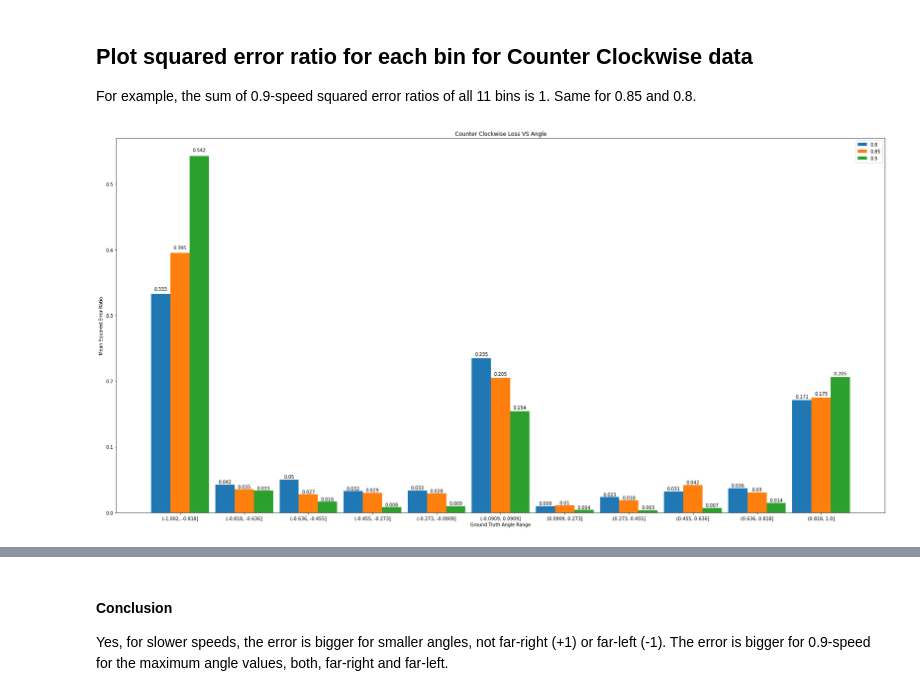
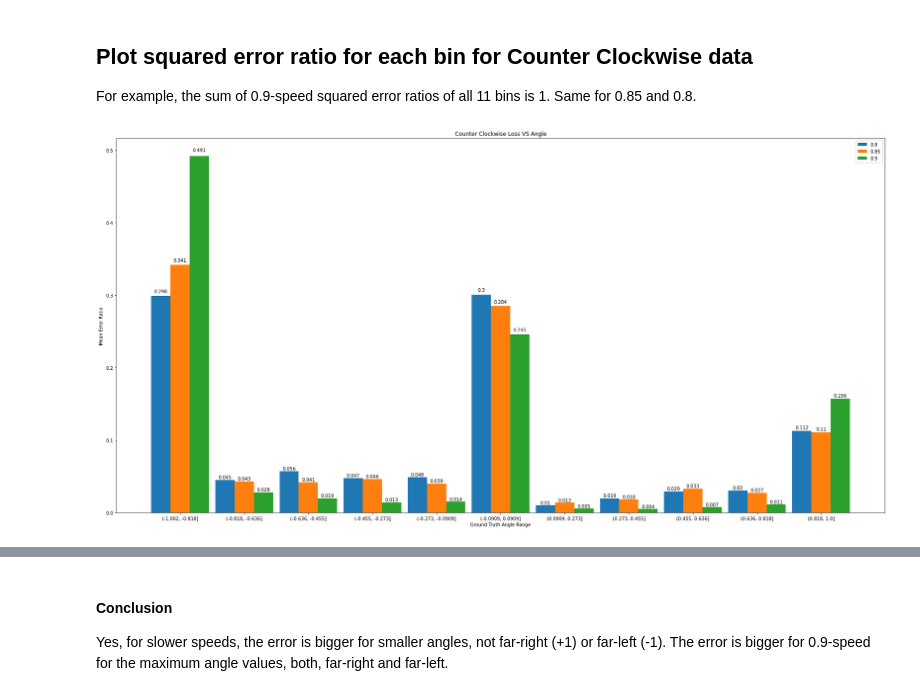
Before and after one commit to kristjanr/dat-sci-master-thesis, a Jupyter notebook: LossWithinAngleRanges.ipynb, the cells around one changed output, grey strips where cells are left out. Cells and saved outputs as stored; diff of their text form; code cells hidden in the pictures.

```diff
--- a/LossWithinAngleRanges.ipynb
+++ b/LossWithinAngleRanges.ipynb
@@ -94,6 +75,8 @@ Name: ground_truth_angle, dtype: float64
 # %%
 import numpy as np
 df['squared_error'] = np.square(df.predicted_angle - df.ground_truth_angle)
+df['absolute_error'] = abs(df.predicted_angle - df.ground_truth_angle)
+
 out, bins = pd.cut(df.ground_truth_angle, bins=11, retbins=True)
 out = out.reset_index(drop = True)
 df['gt_bin'] = out
@@ -181,27 +180,27 @@ For example, the sum of 0.9-speed squared error ratios of all 11 bins is 1. Same
 # %%
 
 def plot_angle_vs_error_ratios(df: pd.DataFrame, direction: str):
     plt.figure(figsize=(30,15))
     ind = np.arange(df.gt_bin.unique().size)
     width = 0.3
 
     for i, speed in enumerate([0.8, 0.85, 0.9]):
         speed_df = df[df.speed == speed]
-        total_sum = speed_df.squared_error.sum()
+        total_sum = speed_df.absolute_error.sum()
         grouped = speed_df.groupby('gt_bin')
-        group_sum = grouped.squared_error.sum()
-        squared_error_ratios = group_sum / total_sum
-        rects = plt.bar(i*width+ind, squared_error_ratios, label=speed, width=width)
+        group_sum = grouped.absolute_error.sum()
+        absolute_error_ratios = group_sum / total_sum
+        rects = plt.bar(i*width+ind, absolute_error_ratios, label=speed, width=width)
         autolabel(rects)
 
     plt.xlabel('Ground Truth Angle Range')
-    plt.ylabel('Mean Squared Error Ratio')
+    plt.ylabel('Mean Absolute Error Ratio')
     plt.title(f'{direction} Loss VS Angle')
 
-    plt.xticks(ind + width, squared_error_ratios.index)
+    plt.xticks(ind + width, absolute_error_ratios.index)
     plt.legend(loc='best')
     plt.show()
 
 plot_angle_vs_error_ratios(cc_df, 'Counter Clockwise')
 # %% [output]
-[figure, old version]
+[figure, new version]
```
Also changed, not shown: parts of 6 cells of this notebook.
